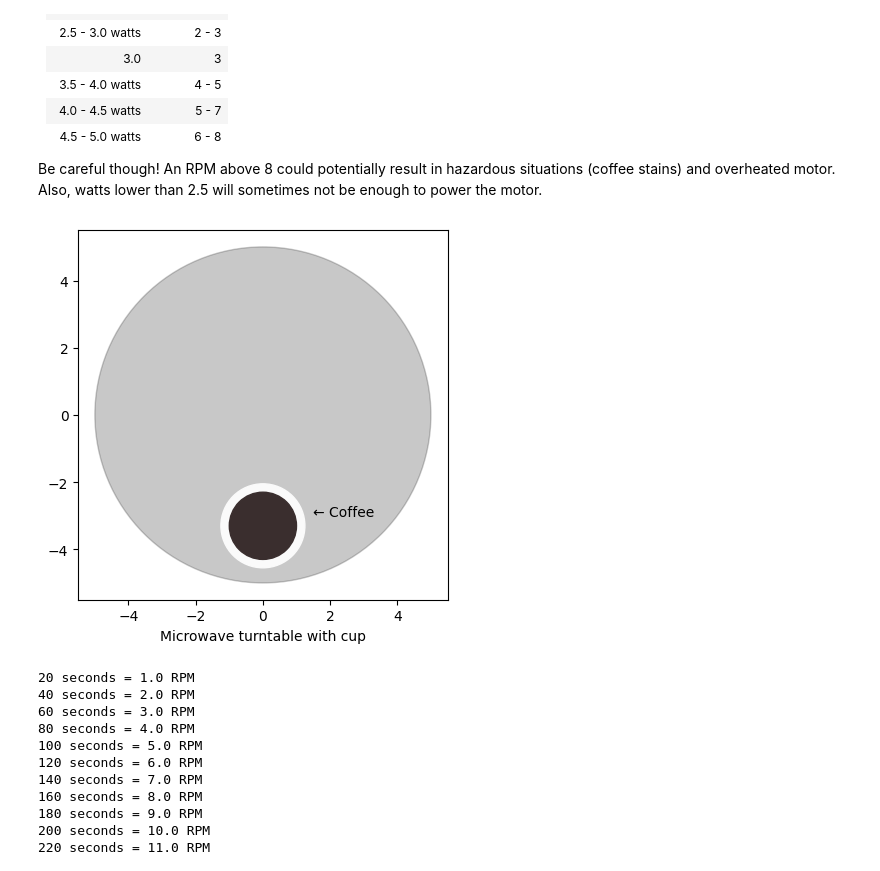
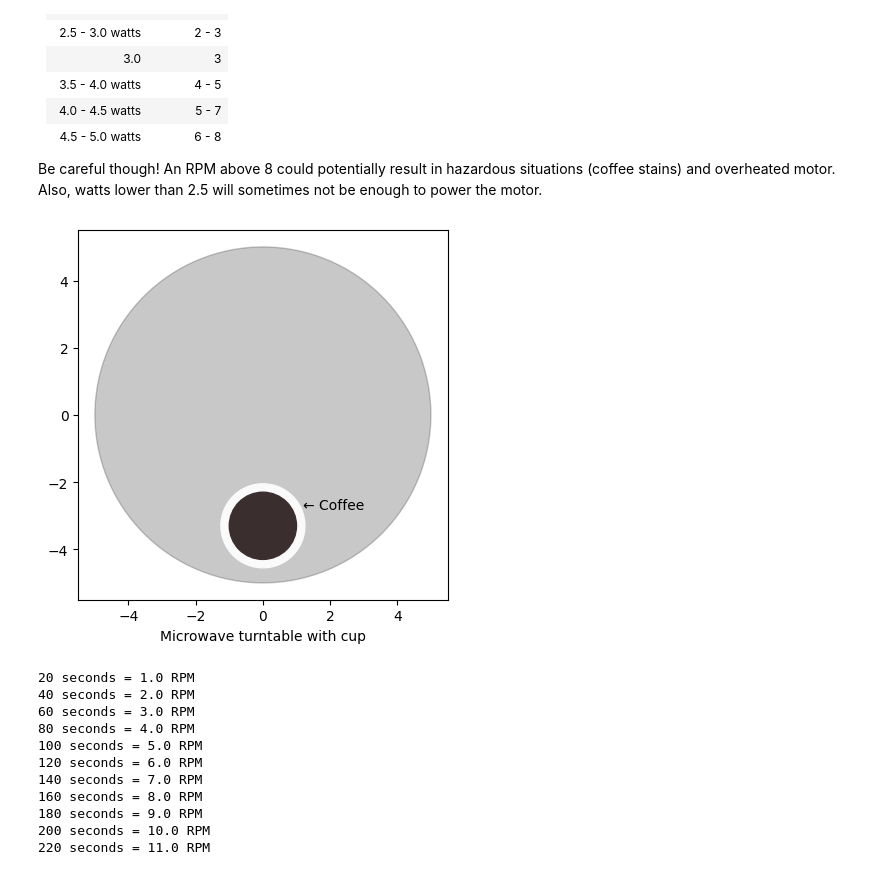
Before and after one commit to wlinds/mte, a Jupyter notebook: daily_doodle.ipynb, the cells around one changed output. Drawn from its saved outputs; the diff is of its cells as text; code cells hidden in the pictures.

```diff
--- a/daily_doodle.ipynb
+++ b/daily_doodle.ipynb
@@ -25,20 +25,23 @@ After some experimenting, you find that:<br><br>
 Be careful though! An RPM above 8 could potentially result in hazardous situations (coffee stains) and overheated motor. <br>Also, watts lower than 2.5 will sometimes not be enough to power the motor.
 # %%
 import matplotlib.pyplot as plt
-turntable_radius, cup_radius, cup_position = 5, 1.25, [0, -3.3]
-fig, ax = plt.subplots()
-ax.set_aspect('equal')
+def plot_position(cup_position=[0, -3.3], title="Microwave turntable with cup"):
+    turntable_radius, cup_radius, cup_position = 5, 1.25, cup_position
+    fig, ax = plt.subplots()
+    ax.set_aspect('equal')
 
-ax.add_artist(plt.Circle((0, 0), turntable_radius, color='#262626', alpha=0.25))
-ax.add_artist(plt.Circle(cup_position, cup_radius, color='#fafafa'))
-ax.add_artist(plt.Circle(cup_position, cup_radius*0.8, color='#3a2e2e'))
-ax.set(xlim=(-turntable_radius*1.1, turntable_radius*1.1), ylim=(-turntable_radius*1.1, turntable_radius*1.1))
+    ax.add_artist(plt.Circle((0, 0), turntable_radius, color='#262626', alpha=0.25))
+    ax.add_artist(plt.Circle(cup_position, cup_radius, color='#fafafa'))
+    ax.add_artist(plt.Circle(cup_position, cup_radius*0.8, color='#3a2e2e'))
+    ax.set(xlim=(-turntable_radius*1.1, turntable_radius*1.1), ylim=(-turntable_radius*1.1, turntable_radius*1.1))
 
-ax.set_xlabel('Microwave turntable with cup')
-ax.text(x=1.5, y=-3, s='← Coffee')
-plt.show()
+    ax.set_xlabel(title)
+    ax.text(x=cup_position[0]+1.2, y=cup_position[1]+.5, s='← Coffee')
+    plt.show()
+
+plot_position()
 # %% [output]
-[figure, old version]
+[figure, new version]
 # %%
 base_rpm = 3
 base_rps = base_rpm / 60
```
Also changed, not shown: parts of 3 cells of this notebook.
